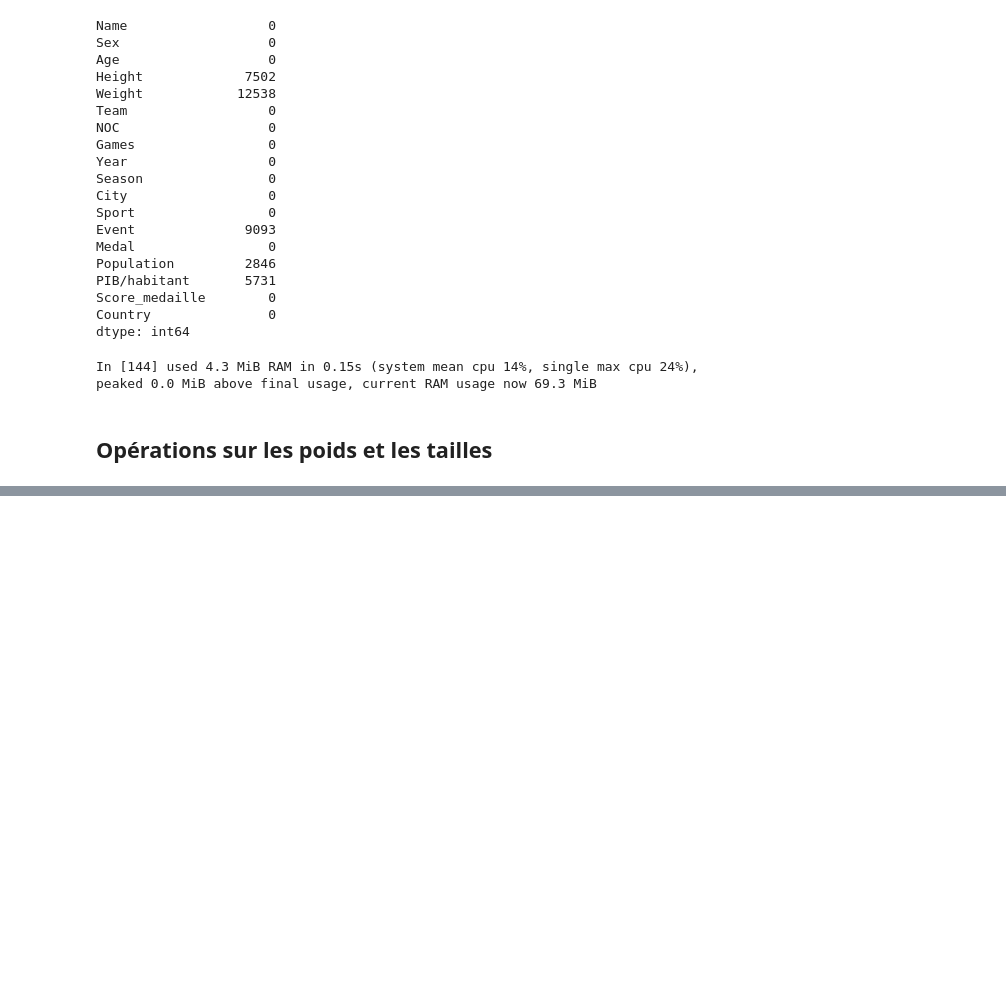
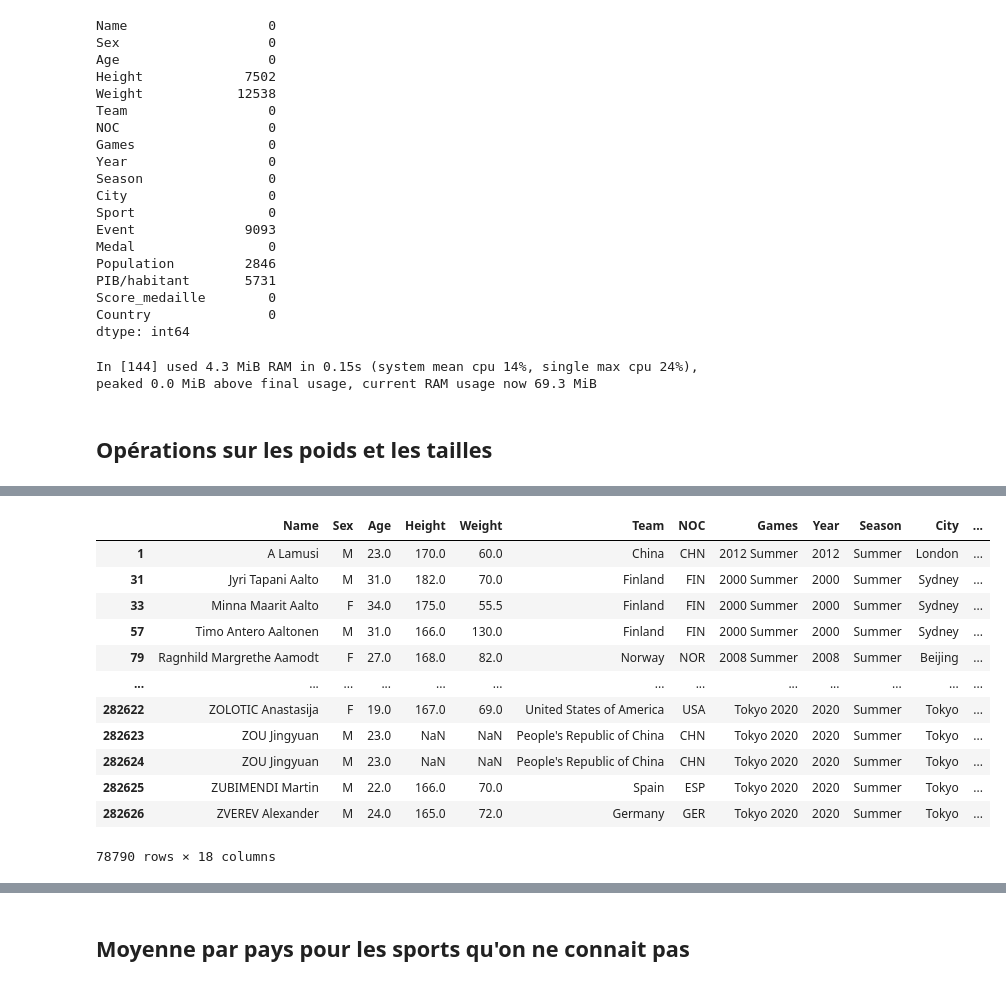
Before and after one commit to nastoo/tp-methodes-pour-analytique, a Jupyter notebook: IAE_python/Méthodes Analytique/tp-methodes-pour-analytique/Projet_FLO.ipynb, the cells around one changed output, grey strips where cells are left out. Drawn from its saved outputs; the diff is of its cells as text; code cells hidden in the pictures; blank space fills up the shorter version.

```diff
--- a/IAE_python/Méthodes Analytique/tp-methodes-pour-analytique/Projet_FLO.ipynb
+++ b/IAE_python/Méthodes Analytique/tp-methodes-pour-analytique/Projet_FLO.ipynb
@@ -607,0 +661,10 @@ In [150] used 16.8 MiB RAM in 0.15s (system mean cpu 18%, single max cpu 31%), p
+# %%
+table_poids=df_complete[df_complete['Weight'].isna()==False].groupby(['Sport'])['Weight'].mean().apply(m.ceil).reset_index()
+
+liste_sport_2=table_poids['Sport'].tolist()
+#liste_sex=table_taille['Sex'].tolist()
+liste_poids=table_poids['Weight'].tolist()
+
+
+
+dictio_sport_poids=dict(zip(liste_sport_2,liste_poids))
@@ -607,0 +673,5 @@ In [150] used 16.8 MiB RAM in 0.15s (system mean cpu 18%, single max cpu 31%), p
+# %%
+df_complete['Weight'] = df_complete['Weight'].fillna(df_complete['Sport'].map(dictio_sport_poids))
+
+
+df_complete.info()
@@ -607,0 +701,18 @@ In [150] used 16.8 MiB RAM in 0.15s (system mean cpu 18%, single max cpu 31%), p
+# %%
+df_complete=df_complete[df_complete['Season']=='Summer']
+
+df_complete
+# %% [output]
+|  | Name | Sex | Age | Height | Weight | Team | NOC | Games | Year | Season | City | ... |
+| 1 | A Lamusi | M | 23.0 | 170.0 | 60.0 | China | CHN | 2012 Summer | 2012 | Summer | London | ... |
+| 31 | Jyri Tapani Aalto | M | 31.0 | 182.0 | 70.0 | Finland | FIN | 2000 Summer | 2000 | Summer | Sydney | ... |
+| 33 | Minna Maarit Aalto | F | 34.0 | 175.0 | 55.5 | Finland | FIN | 2000 Summer | 2000 | Summer | Sydney | ... |
+| 57 | Timo Antero Aaltonen | M | 31.0 | 166.0 | 130.0 | Finland | FIN | 2000 Summer | 2000 | Summer | Sydney | ... |
+| 79 | Ragnhild Margrethe Aamodt | F | 27.0 | 168.0 | 82.0 | Norway | NOR | 2008 Summer | 2008 | Summer | Beijing | ... |
+| ... | ... | ... | ... | ... | ... | ... | ... | ... | ... | ... | ... | ... |
+| 282622 | ZOLOTIC Anastasija | F | 19.0 | 167.0 | 69.0 | United States of America | USA | Tokyo 2020 | 2020 | Summer | Tokyo | ... |
+| 282623 | ZOU Jingyuan | M | 23.0 | NaN | NaN | People's Republic of China | CHN | Tokyo 2020 | 2020 | Summer | Tokyo | ... |
+| 282624 | ZOU Jingyuan | M | 23.0 | NaN | NaN | People's Republic of China | CHN | Tokyo 2020 | 2020 | Summer | Tokyo | ... |
+| 282625 | ZUBIMENDI Martin | M | 22.0 | 166.0 | 70.0 | Spain | ESP | Tokyo 2020 | 2020 | Summer | Tokyo | ... |
+| 282626 | ZVEREV Alexander | M | 24.0 | 165.0 | 72.0 | Germany | GER | Tokyo 2020 | 2020 | Summer | Tokyo | ... |
+78790 rows × 18 columns
@@ -607,0 +720,2 @@ In [150] used 16.8 MiB RAM in 0.15s (system mean cpu 18%, single max cpu 31%), p
+# %% [markdown]
+## Moyenne par pays pour les sports qu'on ne connait pas
```
Also changed, not shown: parts of 8 cells of this notebook.
